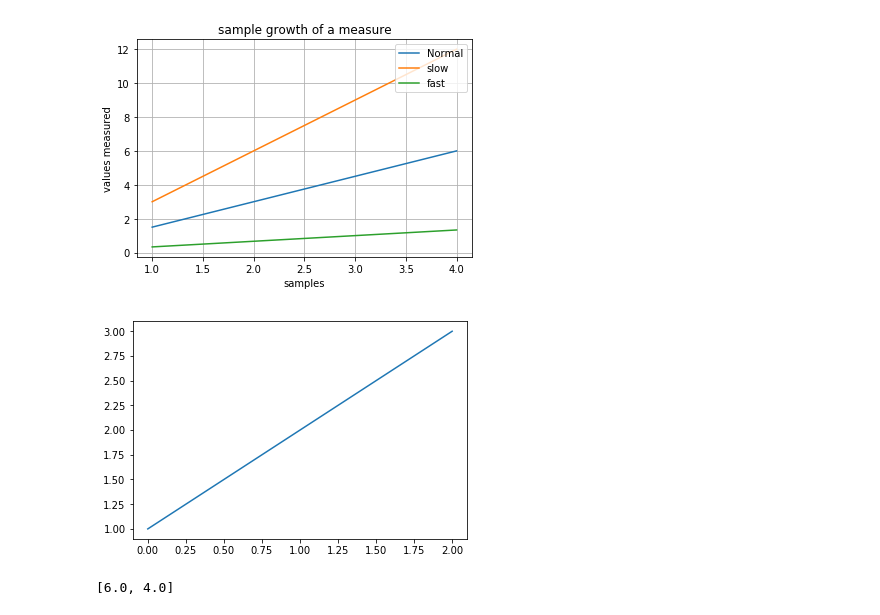
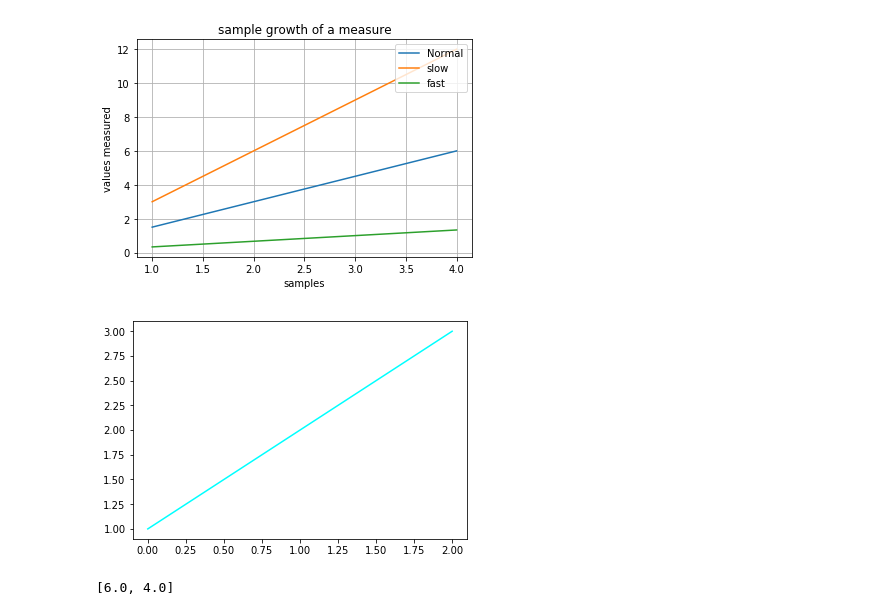
Before and after one commit to mubaxhir/jumanji, a Jupyter notebook: learning MATPLOTLIB.ipynb, the cells around one changed output. Cells and saved outputs as stored; diff of their text form; code cells hidden in the pictures.

```diff
--- a/learning MATPLOTLIB.ipynb
+++ b/learning MATPLOTLIB.ipynb
@@ -204,10 +204,10 @@ plt.show()
 [figure]
 # %%
 import matplotlib.pyplot as plt
-plt.plot([1,2,3])
+plt.plot([1,2,3],'cyan')
 plt.savefig('plot123.png')
 # %% [output]
-[figure, old version]
+[figure, new version]
 # %%
 import matplotlib as plt
 plt.rcParams['figure.figsize'] # 6x4 inches = 600x400 pixels
```
Also changed, not shown: parts of 7 cells of this notebook.
